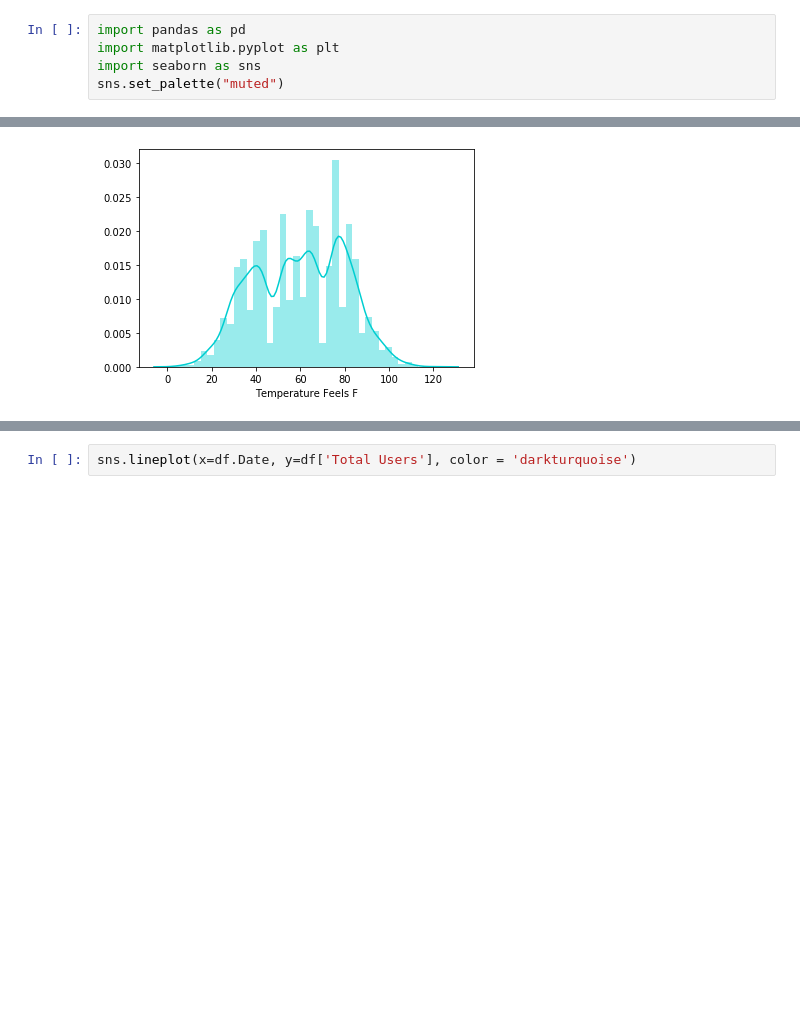
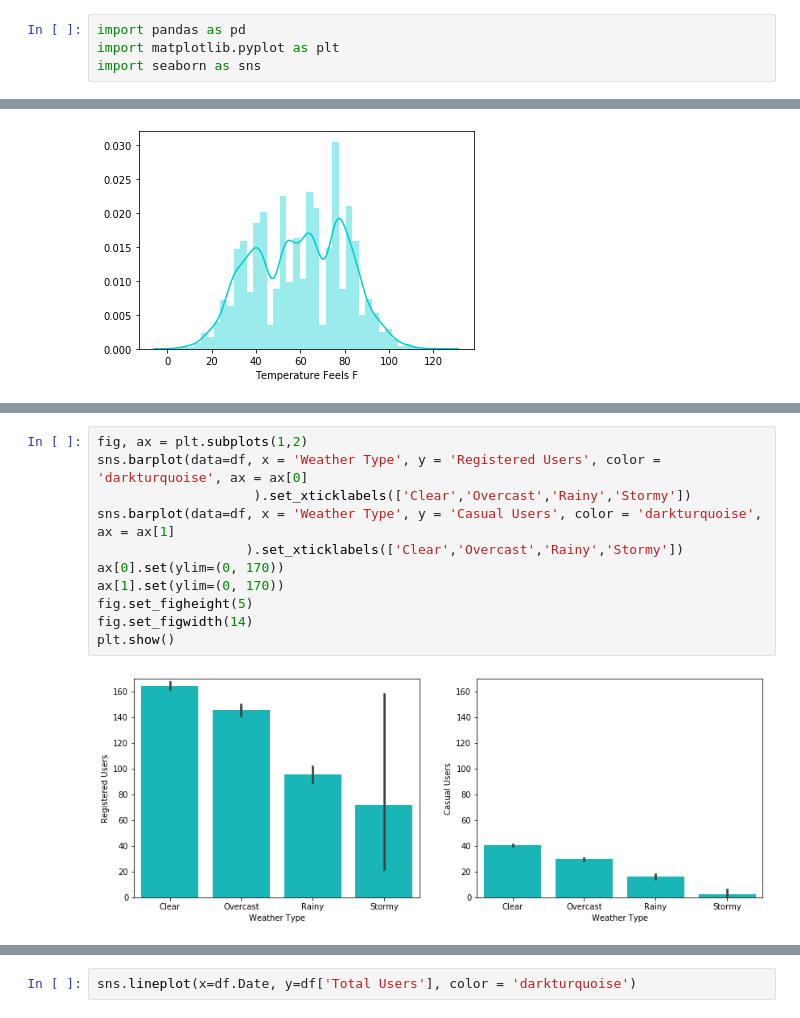
Before and after one commit to ArenCarpenter/Predicting_Bike_Ridership, a Jupyter notebook: 01_Exploratory_Data_Analysis.ipynb, the cells around one changed output, grey strips where cells are left out. Cells and saved outputs as stored; diff of their text form; blank space fills up the shorter version.

Commit message:
Add EDA on Casual vs Regis Riders

```diff
--- a/01_Exploratory_Data_Analysis.ipynb
+++ b/01_Exploratory_Data_Analysis.ipynb
@@ -7,7 +7,6 @@
 import pandas as pd
 import matplotlib.pyplot as plt
 import seaborn as sns
-sns.set_palette("muted")
 # %% [markdown]
 ### Read in Data
 
@@ -124,0 +100,13 @@ sns.barplot(data=df, x = 'Day of the Week', y = 'Total Users', color = 'darkturq
+# %%
+fig, ax = plt.subplots(1,2)
+sns.barplot(data=df, x = 'Weather Type', y = 'Registered Users', color = 'darkturquoise', ax = ax[0]
+                    ).set_xticklabels(['Clear','Overcast','Rainy','Stormy'])
+sns.barplot(data=df, x = 'Weather Type', y = 'Casual Users', color = 'darkturquoise', ax = ax[1]
+                   ).set_xticklabels(['Clear','Overcast','Rainy','Stormy'])
+ax[0].set(ylim=(0, 170))
+ax[1].set(ylim=(0, 170))
+fig.set_figheight(5)
+fig.set_figwidth(14)
+plt.show()
+# %% [output]
+[figure, added]
```
Also changed, not shown: parts of 11 cells of this notebook.
